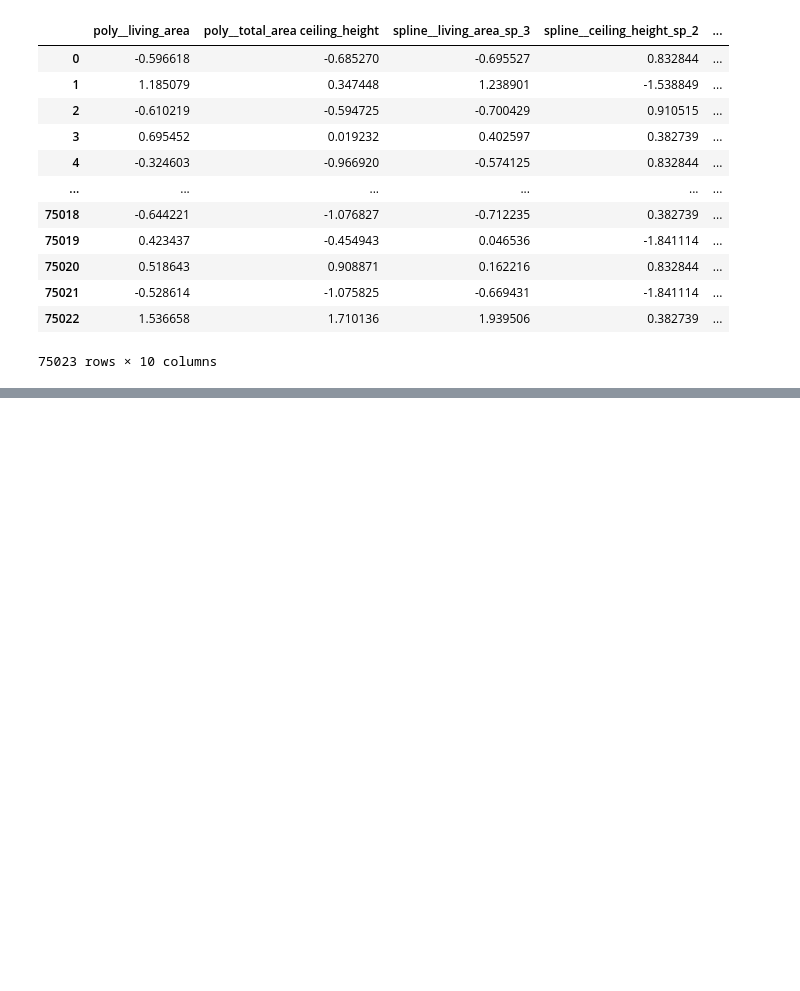
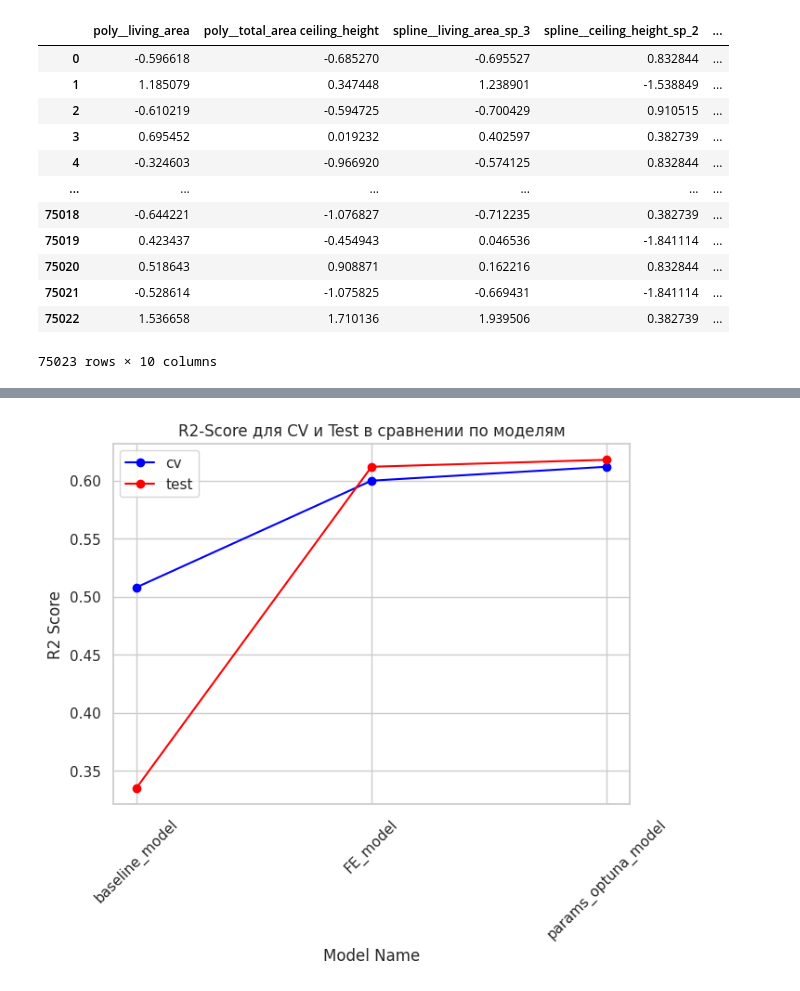
Before and after one commit to samoylenko23/lifecycle-pipeline-models, a Jupyter notebook: model_improvement/ARTIFACT_EDA/PROJECT.ipynb, the cells around one changed output, grey strips where cells are left out. Saved outputs shown, nothing was run; the diff lists cells and outputs as text; code cells hidden in the pictures; blank space fills up the shorter version.

Commit message:
Закончена 1 итерация проекта

```diff
--- a/model_improvement/ARTIFACT_EDA/PROJECT.ipynb
+++ b/model_improvement/ARTIFACT_EDA/PROJECT.ipynb
@@ -1508,0 +1473,2 @@ X_train[:, selected_features]
+# %%
+result_df = append_result_to_df(result_rs, "params_random_search_model", result_df)
@@ -1508,0 +1598,3 @@ X_train[:, selected_features]
+# %%
+best_params_optuna = study.best_params
+best_params_optuna
@@ -1508,0 +1606,11 @@ X_train[:, selected_features]
+# %%
+model_best_optuna = DecisionTreeRegressor(**best_params_optuna, random_state=42)
+
+model_best_optuna.fit(X_train, y_train)
+
+result_optuna = evaluate_model(model_best_optuna, X_train, y_train,
+                           X_test, y_test,
+                           cv_strategy=KFold(n_splits=3))
+
+
+result_df = append_result_to_df(result_optuna, "params_optuna_model", result_df)
@@ -1508,0 +1667,11 @@ X_train[:, selected_features]
+# %%
+# Раскрасим таблицу в градации цвета по показателям r2 на cv
+
+cm = sns.light_palette("green", as_cmap=True)
+
+result_df['cv_r2'] = result_df['cv_r2'].astype('float')
+
+result_df.sort_values(by=['cv_r2']).style.background_gradient(cmap=cm, subset=('cv_r2'))
+
+
+# Как видим, наилучший показатель на cv на r2 были получены с помощью комплекса методов FE+FS+Optuna
@@ -1508,0 +1683,14 @@ X_train[:, selected_features]
+# %%
+# Как видим, каждый этап постпенно улучшал изначальный baseline. Цель проекта по улучшению baseline достигнута. Метрика r2 увеличена с 0.5 до 0.612
+
+
+plt.plot(result_df['model'], result_df['cv_r2'].astype('float'), marker='o', label='cv', color='blue')
+plt.plot(result_df['model'], result_df['test_r2'].astype('float'), marker='o', label='test', color='red')
+plt.title('R2-Score для CV и Test в сравнении по моделям')
+plt.xlabel('Model Name')
+plt.ylabel('R2 Score')
+plt.legend()
+# Повернем метки на оси X для удобства чтения
+plt.xticks(rotation=45);
+# %% [output]
+[figure, added]
```
Also changed, not shown: parts of 140 cells of this notebook, 10 other files.
